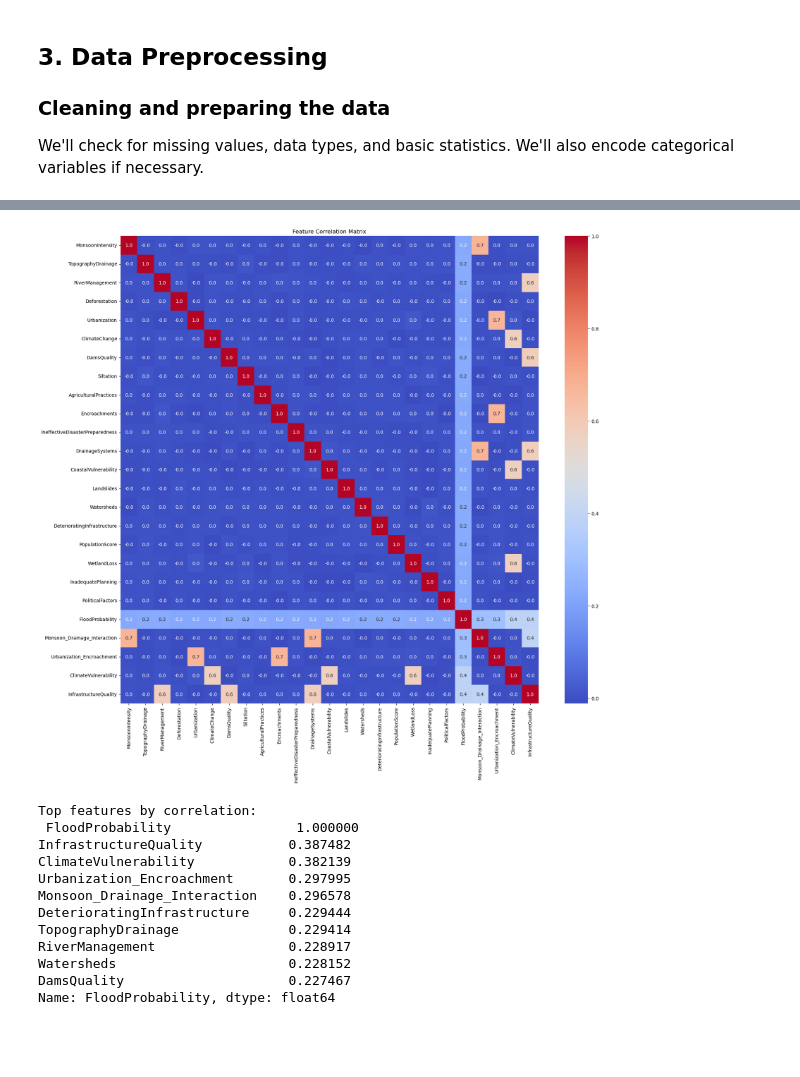
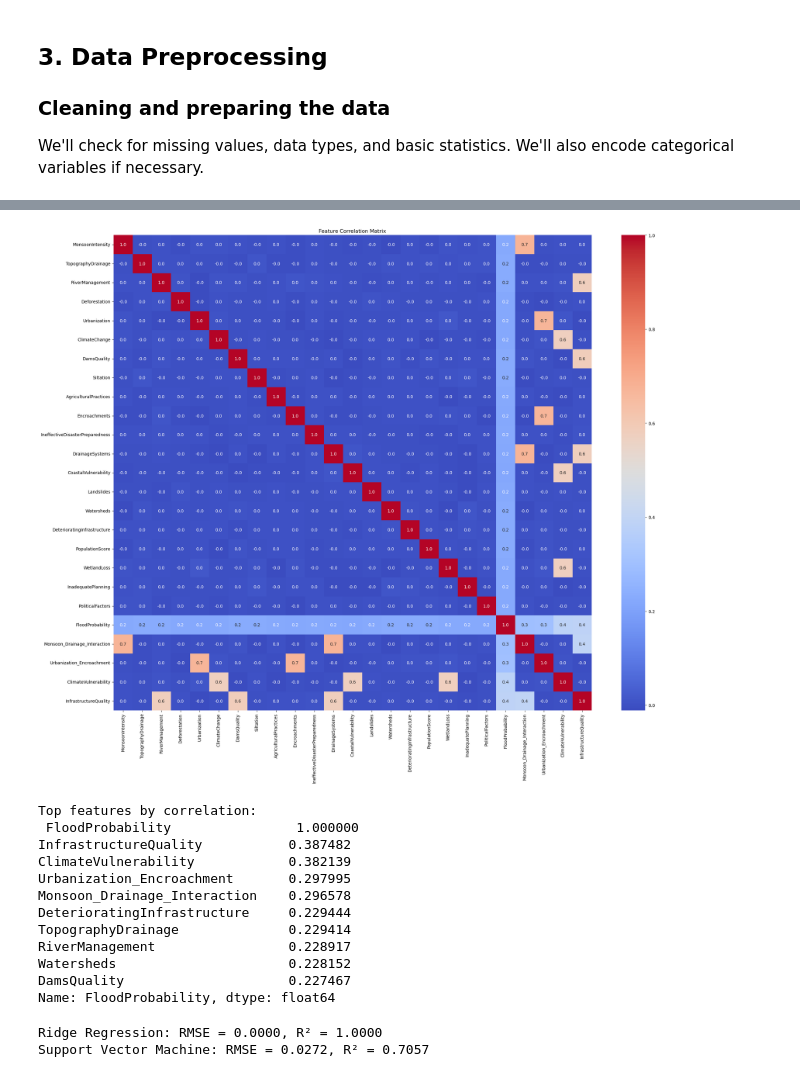
Before and after one commit to Tj-Dave/SmartByte-ML, a Jupyter notebook: flood_predictor_updated.ipynb, the cells around one changed output, grey strips where cells are left out. Saved outputs shown, nothing was run; the diff lists cells and outputs as text; code cells hidden in the pictures; blank space fills up the shorter version.

```diff
--- a/flood_predictor_updated.ipynb
+++ b/flood_predictor_updated.ipynb
@@ -20,7 +39,7 @@ What data do we have?
 Let's load the data and take a look at its structure.
 # %%
 # Load the data
-df = pd.read_csv('data/flood.csv')
+df = pd.read_csv('flood.csv')
 
 # Display the first few rows
-#df.head(20)
+df.head(10)
@@ -53,34 +103,29 @@ plt.show()
 # %%
 import smogn
 
-# Ensure all columns are float64 for compatibility with smogn
-df = df.astype('float32')
+# Ensure all columns are numeric
+df = df.apply(pd.to_numeric, errors='coerce')
+df = df.replace([np.inf, -np.inf], np.nan).dropna()
 
-# Drop rows with NaN or infinite values
-#df = df.replace([np.inf, -np.inf], np.nan)
-#df = df.dropna()
-
-# 1. Define your custom relevance function settings
-# (relevance_config is already defined in the notebook)
+# Define relevance control points as a NumPy array, not dicts
 relevance_config = np.array([
-    [0.4, 1.0, 0.5],
-    [0.5, 0.0, 0.5],
-    [0.6, 1.0, 0.5]
+    [0.4, 1.0, 0.05],  # x, y, slope
+    [0.5, 0.0, 0.05],
+    [0.6, 1.0, 0.05]
 ])
-
-# 2. Apply SMOGN with custom relevance
+# Apply SMOGN
 df_smogn = smogn.smoter(
     data=df,
     y='FloodProbability',
-    rel_thres=0.8,
+    rel_thres=0.6,
     rel_method='manual',
     rel_ctrl_pts_rg=relevance_config,
     samp_method='extreme',
-    k=3
+    k=5
 )
 
 print("Original shape:", df.shape)
 print("SMOGN-balanced shape:", df_smogn.shape)
 
-# Use the new dataframe for training
-df = df_smogn.copy()
+# Use new dataset for training
+df_balanced = df_smogn.copy()
@@ -105,17 +150,17 @@ infra_features = ['RiverManagement', 'DamsQuality', 'DrainageSystems']
 df['InfrastructureQuality'] = df[infra_features].mean(axis=1)
 # %%
 # ====== CORRELATION ANALYSIS ======
-plt.figure(figsize=(20, 18))
+plt.figure(figsize=(25, 20))
 corr_matrix = df.corr()
 sns.heatmap(corr_matrix, annot=True, fmt=".1f", cmap='coolwarm')
 plt.title('Feature Correlation Matrix')
 plt.show()
 
 # Top features by target correlation
 target_corr = corr_matrix['FloodProbability'].abs().sort_values(ascending=False)
 print("Top features by correlation:\n", target_corr.head(10))
 # %% [output]
-[figure, old version]
+[figure, new version]
 Top features by correlation:
  FloodProbability                1.000000
 InfrastructureQuality           0.387482
@@ -142,44 +187,59 @@ X_train, X_test, y_train, y_test = train_test_split(
 # %%
 
 # ==== Model Comparison ====
-from sklearn.linear_model import Ridge
+from sklearn.linear_model import LinearRegression, Ridge, Lasso, ElasticNet
 from sklearn.svm import SVR
-from sklearn.ensemble import RandomForestRegressor, GradientBoostingRegressor
-# from xgboost import XGBRegressor
+from sklearn.ensemble import RandomForestRegressor, GradientBoostingRegressor, ExtraTreesRegressor
+from sklearn.tree import DecisionTreeRegressor
+from sklearn.neighbors import KNeighborsRegressor
+from xgboost import XGBRegressor
 from sklearn.model_selection import cross_val_score
-from sklearn.metrics import make_scorer
+from sklearn.metrics import mean_squared_error, r2_score, make_scorer
+from sklearn.pipeline import Pipeline
+from sklearn.preprocessing import StandardScaler
 
-# Define RMSE scorer
+# RMSE scorer for evaluation
 rmse_scorer = make_scorer(lambda y_true, y_pred: np.sqrt(mean_squared_error(y_true, y_pred)),
                           greater_is_better=False)
 
+# 🧠 Full regression model lineup
 models = {
+    'Linear Regression': LinearRegression(),
     'Ridge Regression': Ridge(alpha=1.0),
+    'Lasso Regression': Lasso(alpha=0.01),
+    'ElasticNet': ElasticNet(alpha=0.01, l1_ratio=0.5),
     'Support Vector Machine': SVR(C=1.0, kernel='rbf'),
+    'K-Nearest Neighbors': KNeighborsRegressor(n_neighbors=5),
+    'Decision Tree': DecisionTreeRegressor(max_depth=5),
     'Random Forest': RandomForestRegressor(n_estimators=100, random_state=42),
+    'Extra Trees': ExtraTreesRegressor(n_estimators=100, random_state=42),
     'Gradient Boosting': GradientBoostingRegressor(n_estimators=100, learning_rate=0.1, max_depth=3, random_state=42),
     'XGBoost': XGBRegressor(n_estimators=100, learning_rate=0.1, max_depth=3, random_state=42)
 }
 
 results = []
+
+# Compare each model
 for name, model in models.items():
     pipeline = Pipeline([
         ('scaler', StandardScaler()),
         ('model', model)
     ])
+
     rmse = -cross_val_score(pipeline, X_train, y_train, cv=5, scoring=rmse_scorer).mean()
     r2 = cross_val_score(pipeline, X_train, y_train, cv=5, scoring='r2').mean()
+
     results.append((name, rmse, r2))
     print(f"{name}: RMSE = {rmse:.4f}, R² = {r2:.4f}")
 
-# Create a DataFrame for easy comparison
+# Display results
 comparison_df = pd.DataFrame(results, columns=['Model', 'RMSE', 'R2']).sort_values(by='RMSE')
-print("\nModel Comparison Summary:")
+print("\n📊 Model Comparison Summary:")
 print(comparison_df)
 
 # Select best model
 best_model_name = comparison_df.iloc[0]['Model']
-print(f"\nBest Model Selected: {best_model_name}")
+print(f"\n🏆 Best Model Selected: {best_model_name}")
 
 # Retrain best model
 final_model = models[best_model_name]
@@ -190,7 +250,10 @@ final_pipeline = Pipeline([
 final_pipeline.fit(X_train, y_train)
 y_pred = final_pipeline.predict(X_test)
 
-# Evaluate final model
+# Final evaluation
 final_rmse = np.sqrt(mean_squared_error(y_test, y_pred))
 final_r2 = r2_score(y_test, y_pred)
-print(f"Final Model Performance - RMSE: {final_rmse:.4f}, R²: {final_r2:.4f}")
+print(f"\n🔍 Final Model Performance:\nRMSE: {final_rmse:.4f}, R²: {final_r2:.4f}")
+# %% [output]
+Ridge Regression: RMSE = 0.0000, R² = 1.0000
+Support Vector Machine: RMSE = 0.0272, R² = 0.7057
```
Also changed, not shown: parts of 10 cells of this notebook, 1 other file.
